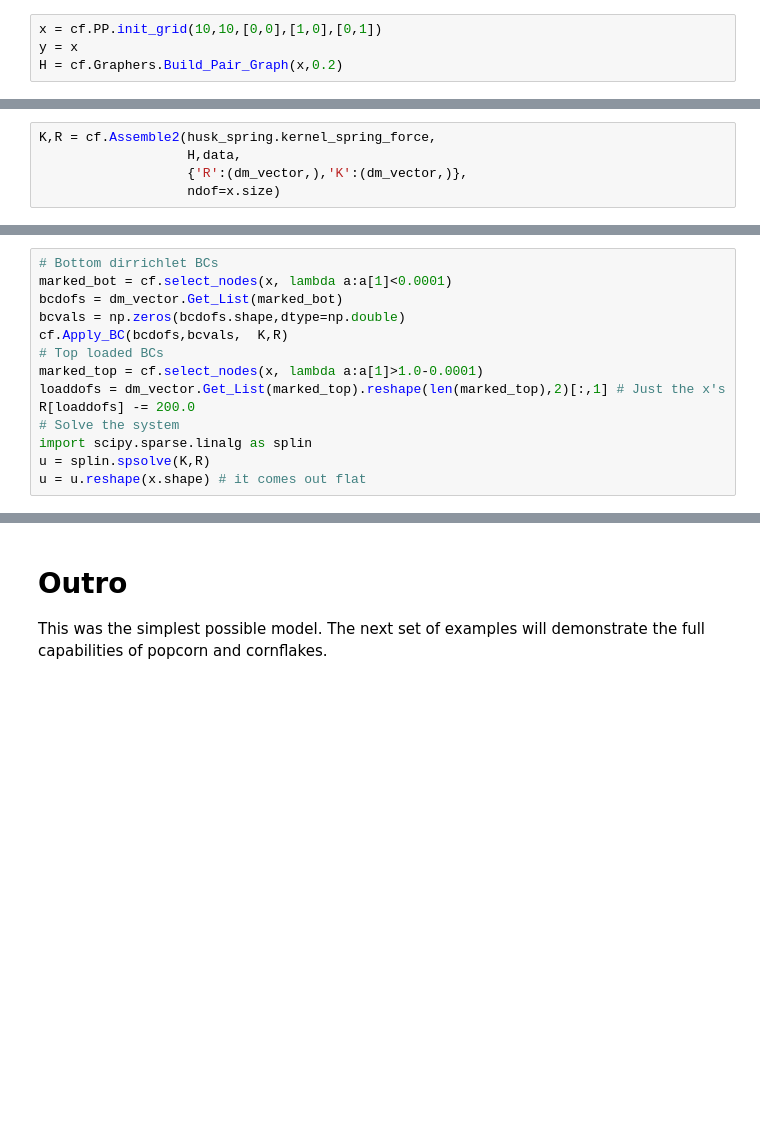
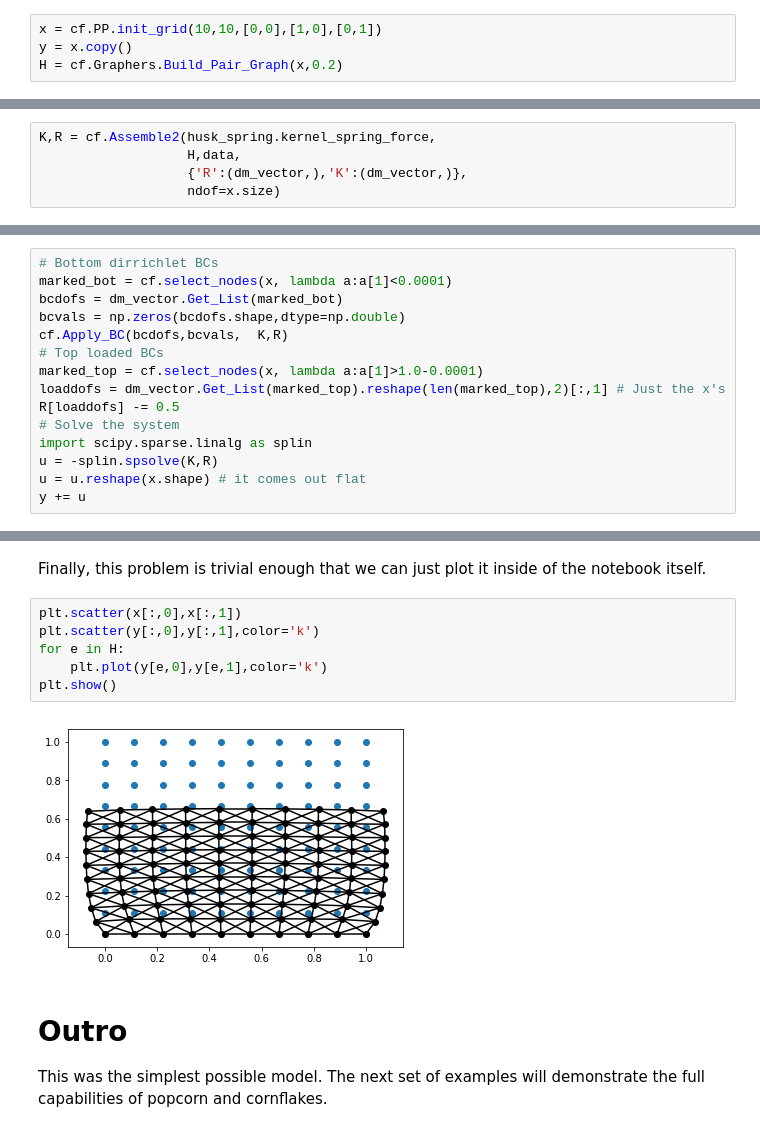
Before and after one commit to afqueiruga/cornflakes, a Jupyter notebook: examples/spring_example.ipynb, the cells around one changed output, grey strips where cells are left out. Drawn from its saved outputs; the diff is of its cells as text; blank space fills up the shorter version.

```diff
--- a/examples/spring_example.ipynb
+++ b/examples/spring_example.ipynb
@@ -180,7 +202,7 @@ import husk_spring
 Even though cornflakes doesn't care about the geometry, it still provides some basic helper functions for building up geometries, since that's probably what you want to do with it.
 # %%
 x = cf.PP.init_grid(10,10,[0,0],[1,0],[0,1])
-y = x
+y = x.copy()
 H = cf.Graphers.Build_Pair_Graph(x,0.2)
 # %% [markdown]
 Let's take a look at the first 10 entries in the graph:
@@ -239,8 +273,9 @@ cf.Apply_BC(bcdofs,bcvals,  K,R)
 # Top loaded BCs
 marked_top = cf.select_nodes(x, lambda a:a[1]>1.0-0.0001)
 loaddofs = dm_vector.Get_List(marked_top).reshape(len(marked_top),2)[:,1] # Just the x's
-R[loaddofs] -= 200.0
+R[loaddofs] -= 0.5
 # Solve the system
 import scipy.sparse.linalg as splin
-u = splin.spsolve(K,R)
+u = -splin.spsolve(K,R)
 u = u.reshape(x.shape) # it comes out flat
+y += u
@@ -266,3 +282,13 @@ array([[   0.        ,    0.        ],
+# %% [markdown]
+Finally, this problem is trivial enough that we can just plot it inside of the notebook itself.
+# %%
+plt.scatter(x[:,0],x[:,1])
+plt.scatter(y[:,0],y[:,1],color='k')
+for e in H:
+    plt.plot(y[e,0],y[e,1],color='k')
+plt.show()
+# %% [output]
+[figure, added]
 # %% [markdown]
 # Outro
 
```
Also changed, not shown: parts of 18 cells of this notebook.
